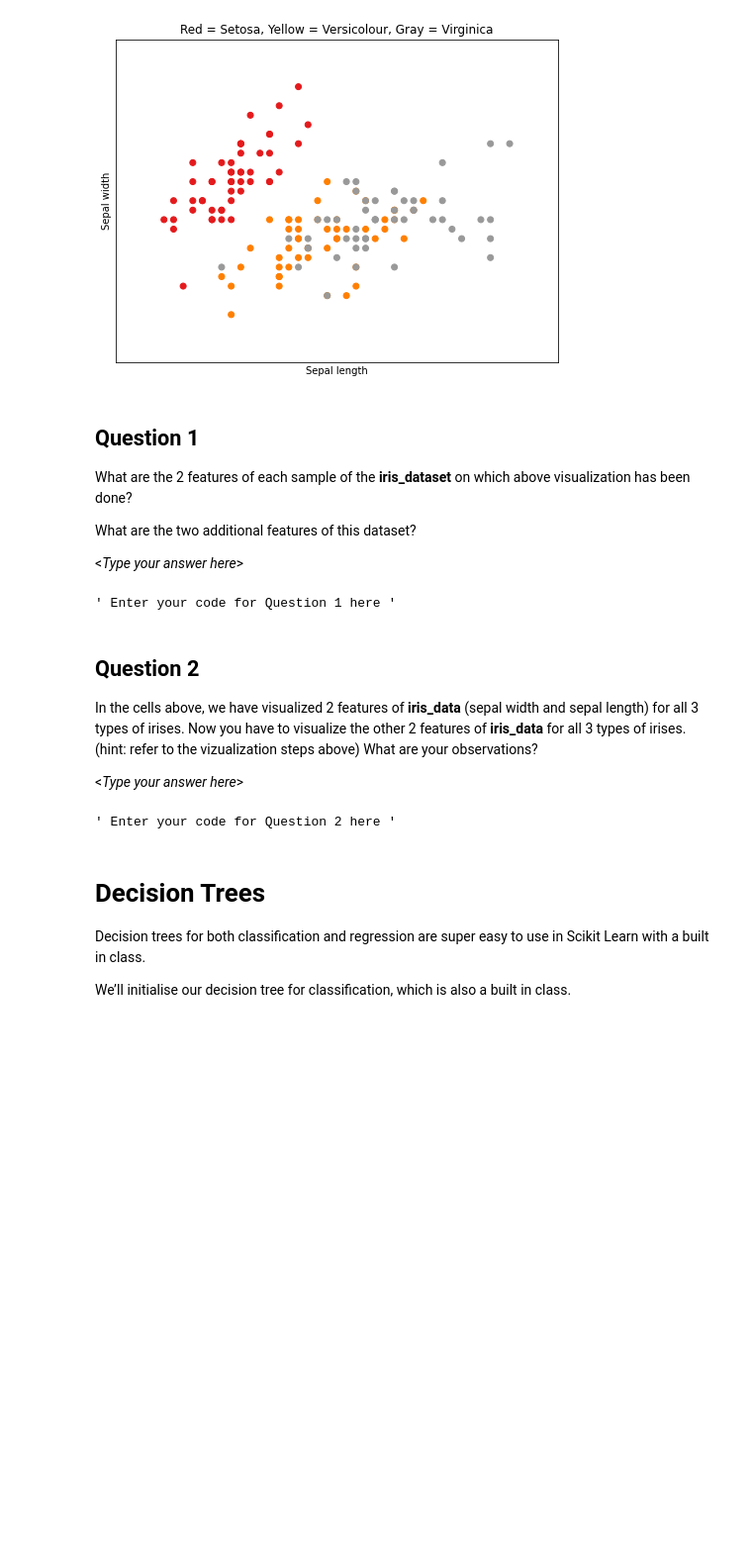
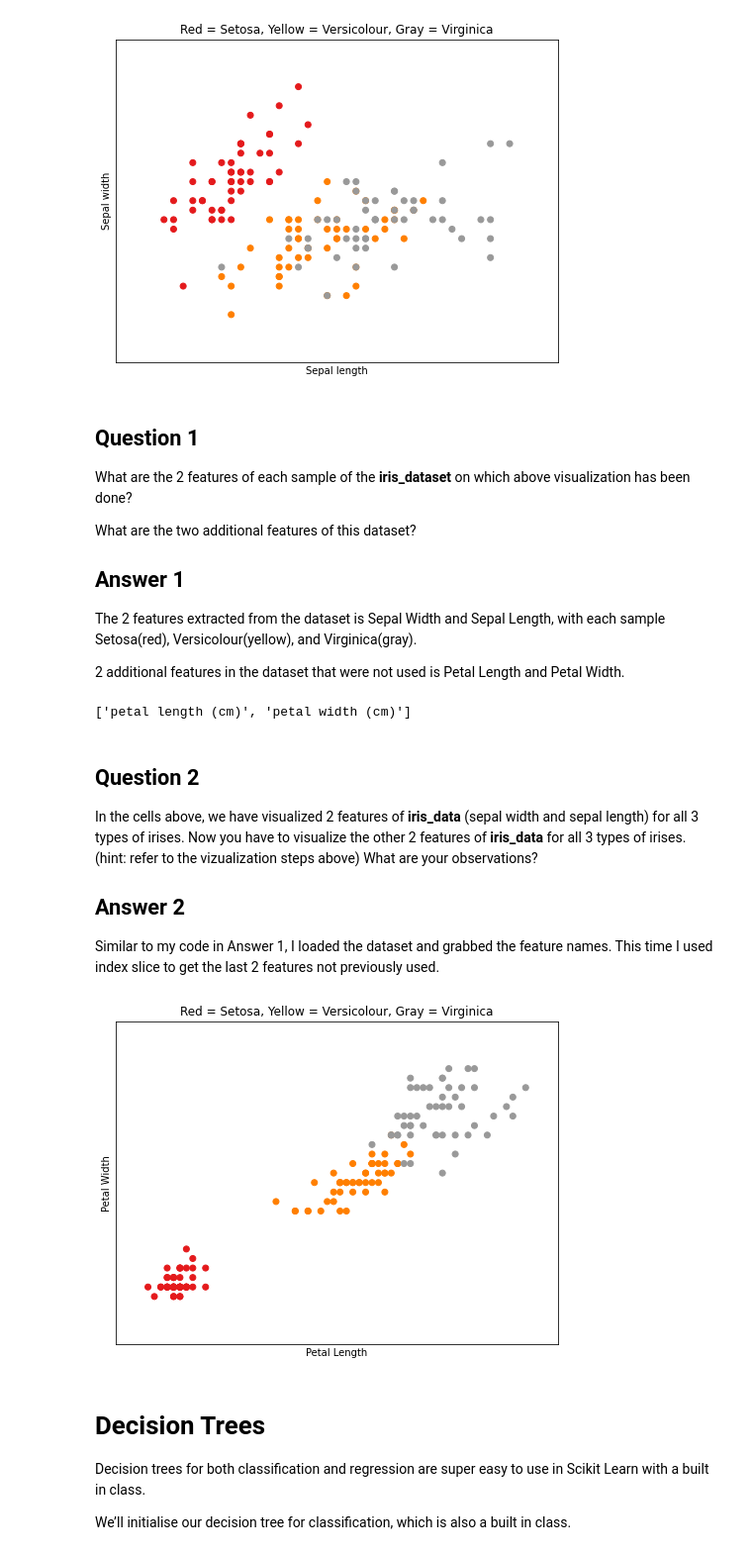
Before and after one commit to parkerallan/FutureMakers2022, a Jupyter notebook: Day 2/Day_2_Intro_to_Machine_Learning_PA.ipynb, the cells around one changed output. Shown at 99% size. Cells and saved outputs as stored; diff of their text form; code cells hidden in the pictures; blank space fills up the shorter version.

Commit message:
all questions done besides bonus

```diff
--- a/Day 2/Day_2_Intro_to_Machine_Learning_PA.ipynb
+++ b/Day 2/Day_2_Intro_to_Machine_Learning_PA.ipynb
@@ -114,27 +114,53 @@ What are the 2 features of each sample of the **iris_dataset** on which above vi
 
 What are the two additional features of this dataset?
 
-\<*Type your answer here*\>
+## Answer 1
+The 2 features extracted from the dataset is Sepal Width and Sepal Length, with each sample Setosa(red), Versicolour(yellow), and Virginica(gray).
+
+2 additional features in the dataset that were not used is Petal Length and Petal Width.
-# %%
-""" Enter your code for Question 1 here """
-# %% [output]
-' Enter your code for Question 1 here '
+# %%
+# Load in our dataset
+iris_data = load_iris()
+
+#show 2 previously excluded features
+x = iris_data.feature_names[2:]
+print(x)
+# %% [output]
+['petal length (cm)', 'petal width (cm)']
 # %% [markdown]
 ## Question 2
 
 In the cells above, we have visualized 2 features of **iris_data** (sepal width and sepal length) for all 3 types of irises. Now you have to visualize the other 2 features of **iris_data** for all 3 types of irises. (hint: refer to the vizualization steps above) What are your observations?
 
-\<*Type your answer here*\>
+## Answer 2
+Similar to my code in Answer 1, I loaded the dataset and grabbed the feature names. This time I used index slice to get the last 2 features not previously used.
-# %%
-""" Enter your code for Question 2 here """
-
-# Load the iris_data in python variables
-
-# Obtain extremities of the dataset to get bounds of the graph
-
-# Plot the dataset
-# %% [output]
-' Enter your code for Question 2 here '
+# %%
+# Load the iris_data in python variables
+iris_data = load_iris()
+# Obtain extremities of the dataset to get bounds of the graph
+X = iris_data.data[:, 2:]
+y = iris_data.target
+
+x_min, x_max = X[:, 0].min() - 0.5, X[:, 0].max() + 0.5
+y_min, y_max = X[:, 1].min() - 0.5, X[:, 1].max() + 0.5
+
+plt.figure(2, figsize=(8, 6))
+plt.clf()
+
+# Plot the dataset
+plt.scatter(X[:, 0], X[:, 1], c=y, cmap=plt.cm.Set1)
+plt.xlabel("Petal Length")
+plt.ylabel("Petal Width")
+
+plt.xlim(x_min, x_max)
+plt.ylim(y_min, y_max)
+plt.xticks(())
+plt.yticks(())
+plt.title('Red = Setosa, Yellow = Versicolour, Gray = Virginica')
+
+plt.show()
+# %% [output]
+[figure, added]
 # %% [markdown]
 # Decision Trees
 
```
Also changed, not shown: parts of 10 cells of this notebook.
